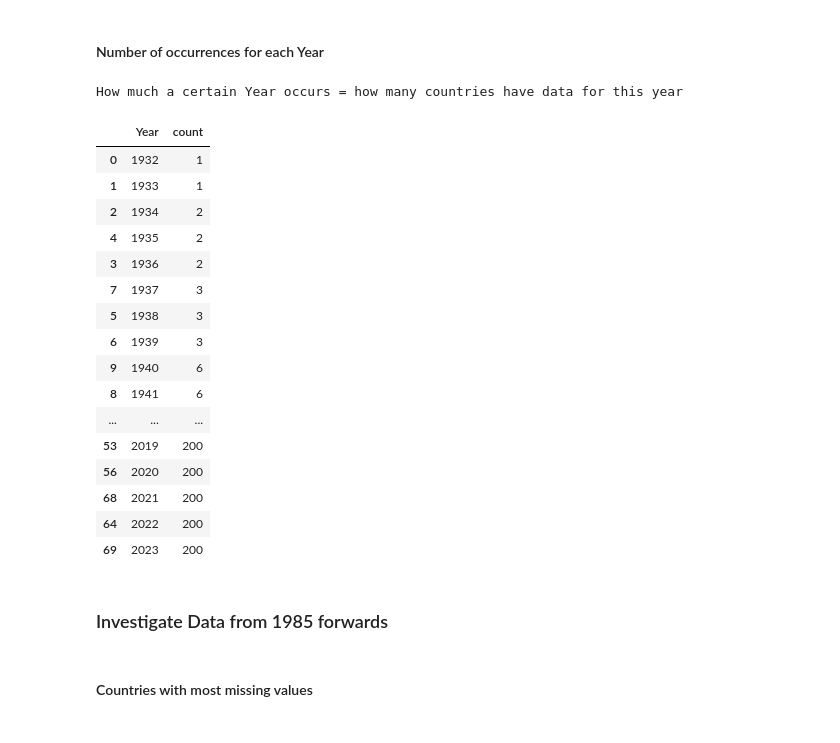
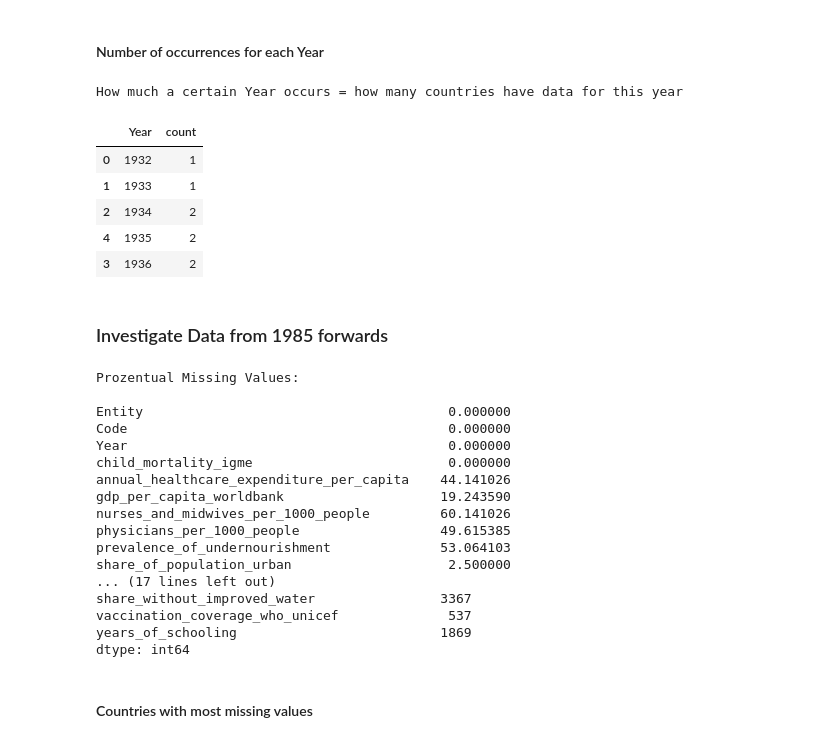
Before and after one commit to HamzahFayad/master_thesis_child_mortality, a Jupyter notebook: 01_notebooks/0_data_raw_analysis.ipynb, the cells around one changed output. Cells and saved outputs as stored; diff of their text form; code cells hidden in the pictures.

```diff
--- a/01_notebooks/0_data_raw_analysis.ipynb
+++ b/01_notebooks/0_data_raw_analysis.ipynb
@@ -181,26 +205,15 @@ plt.show()
 #### Number of occurrences for each Year
 # %%
 print("How much a certain Year occurs = how many countries have data for this year")
-years_count.sort_values(by='Year')
+years_count.sort_values(by='Year').head()
 # %% [output]
 How much a certain Year occurs = how many countries have data for this year
 |  | Year | count |
 | 0 | 1932 | 1 |
 | 1 | 1933 | 1 |
 | 2 | 1934 | 2 |
 | 4 | 1935 | 2 |
 | 3 | 1936 | 2 |
-| 7 | 1937 | 3 |
-| 5 | 1938 | 3 |
-| 6 | 1939 | 3 |
-| 9 | 1940 | 6 |
-| 8 | 1941 | 6 |
-| ... | ... | ... |
-| 53 | 2019 | 200 |
-| 56 | 2020 | 200 |
-| 68 | 2021 | 200 |
-| 64 | 2022 | 200 |
-| 69 | 2023 | 200 |
 # %% [markdown]
 ### Investigate Data from 1985 forwards
 # %%
@@ -210,6 +223,26 @@ How much a certain Year occurs = how many countries have data for this year
 
 limited_df = raw_df.copy()
 limited_df = limited_df[(limited_df["Year"]>= 1985)].reset_index(drop=True)
+# %%
+missing_values_count(limited_df)
+# %% [output]
+Prozentual Missing Values:
+
+Entity                                       0.000000
+Code                                         0.000000
+Year                                         0.000000
+child_mortality_igme                         0.000000
+annual_healthcare_expenditure_per_capita    44.141026
+gdp_per_capita_worldbank                    19.243590
+nurses_and_midwives_per_1000_people         60.141026
+physicians_per_1000_people                  49.615385
+prevalence_of_undernourishment              53.064103
+share_of_population_urban                    2.500000
+... (17 lines left out)
+share_without_improved_water                3367
+vaccination_coverage_who_unicef              537
+years_of_schooling                          1869
+dtype: int64
 # %% [markdown]
 #### Countries with most missing values
 # %%
```
Also changed, not shown: parts of 7 cells of this notebook, 9 other files.
